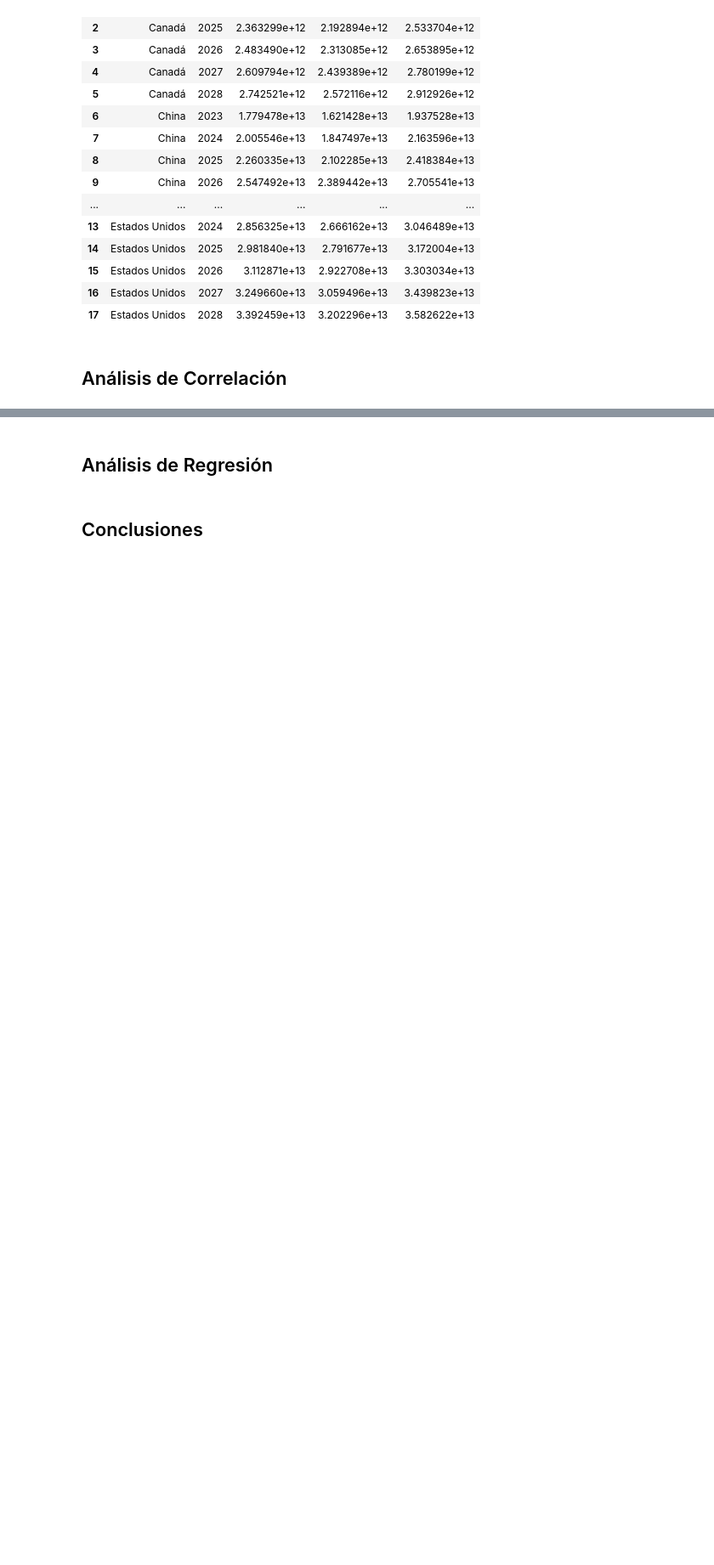
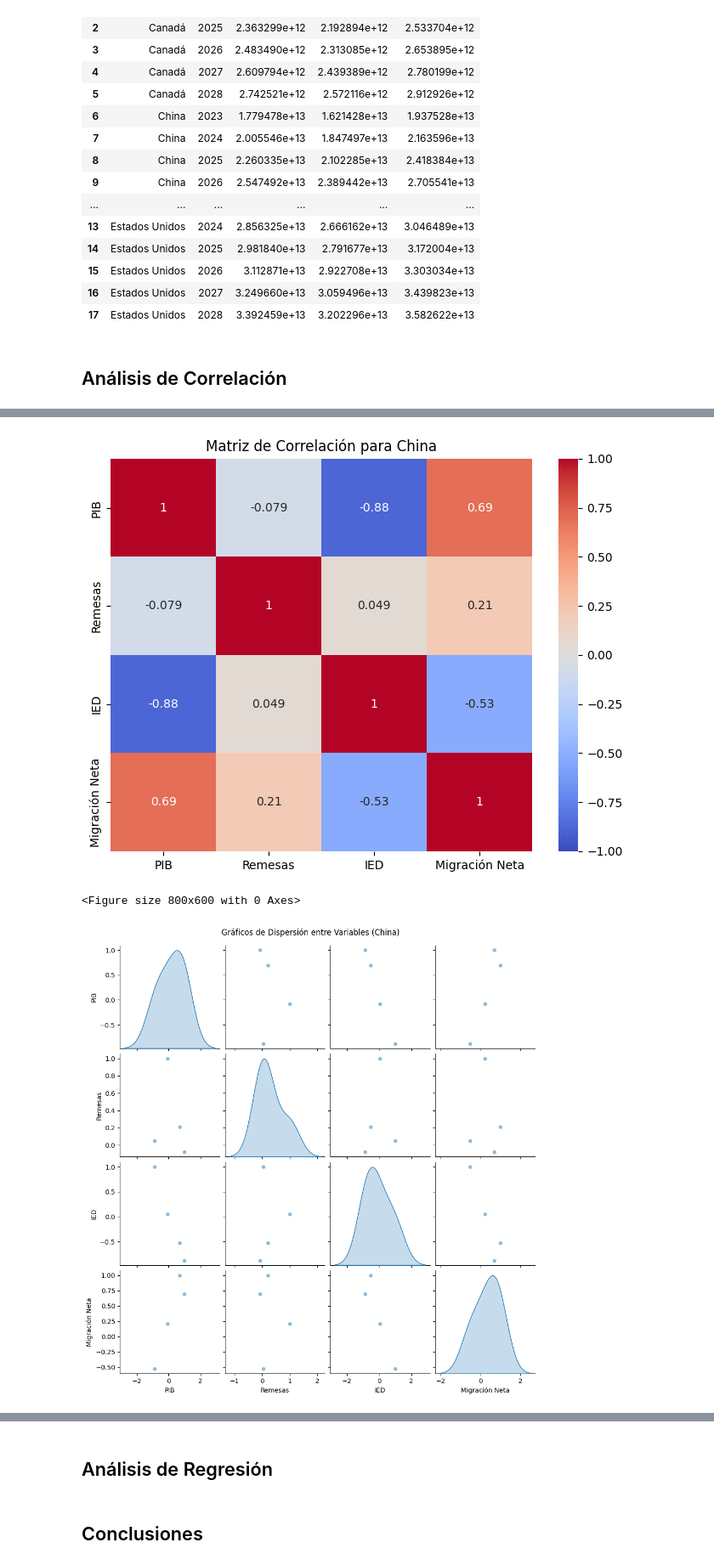
Before and after one commit to AddisonReyes/prueba-reclutamiento-python, a Jupyter notebook: notebook.ipynb, the cells around one changed output, grey strips where cells are left out. Shown at 85% size. Drawn from its saved outputs; the diff is of its cells as text; code cells hidden in the pictures; blank space fills up the shorter version.

```diff
--- a/notebook.ipynb
+++ b/notebook.ipynb
@@ -486,0 +554,10 @@ intervalos_confianza
+# %%
+matrix_correlacion_chn = matrix_de_correlacion("China")
+info_correlacion(matrix_correlacion_chn)
+# %%
+heatmap(matrix_correlacion_chn, "China")
+pairplot(matrix_correlacion_chn, "China")
+# %% [output]
+[figure, added]
+<Figure size 800x600 with 0 Axes>
+[figure, added]
```
Also changed, not shown: parts of 19 cells of this notebook.
